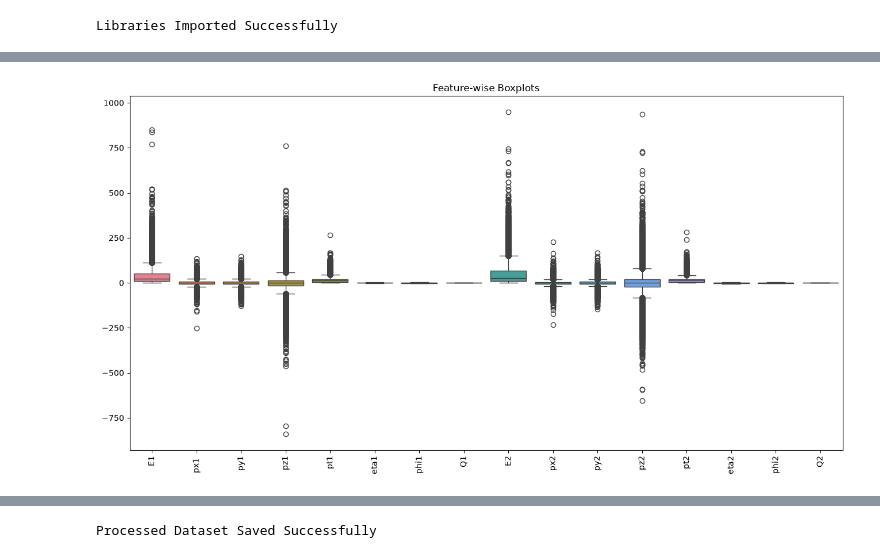
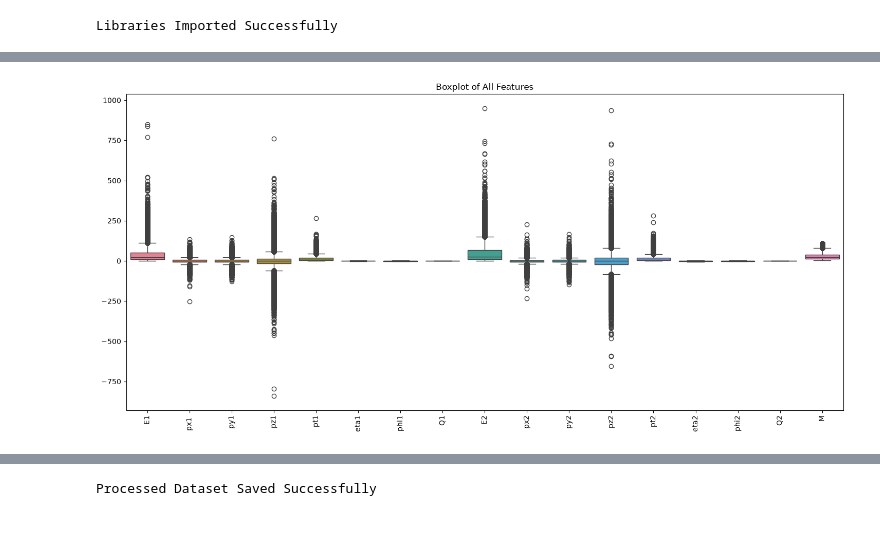
Before and after one commit to IvySingh-1/CERN-dielectron-ML-sensor-optimization, a Jupyter notebook: notebooks/02_Data_Preprocessing.ipynb, the cells around one changed output, grey strips where cells are left out. Saved outputs shown, nothing was run; the diff lists cells and outputs as text; code cells hidden in the pictures; blank space fills up the shorter version.

Commit message:
updated Data preprocessing

```diff
--- a/notebooks/02_Data_Preprocessing.ipynb
+++ b/notebooks/02_Data_Preprocessing.ipynb
@@ -119,5 +185,7 @@ Duplicate Rows : 23
 # %%
-df = df.drop_duplicates()
+# Remove Duplicate Records
 
-print("New Shape :", df.shape)
+df.drop_duplicates(inplace=True)
+
+print("Dataset Shape After Removing Duplicates :", df.shape)
 # %% [output]
@@ -125,9 +193,13 @@ New Shape : (99977, 19)
 # %%
-# =====================================
+# =====================================================
 # Remove Identifier Columns
-# =====================================
+# =====================================================
 
-df = df.drop(columns=["Run", "Event"])
+columns_to_remove = ["Run", "Event"]
 
-print(df.columns)
+df.drop(columns=columns_to_remove, inplace=True)
+
+print("Remaining Columns")
+
+print(df.columns.tolist())
 # %% [output]
@@ -147,12 +256,16 @@ Target Shape : (99977,)
 # %%
-plt.figure(figsize=(16,8))
+# =====================================================
+# Boxplots
+# =====================================================
 
-sns.boxplot(data=X)
+plt.figure(figsize=(18,8))
+
+sns.boxplot(data=df)
 
 plt.xticks(rotation=90)
 
-plt.title("Feature-wise Boxplots")
+plt.title("Boxplot of All Features")
 
 plt.show()
 # %% [output]
-[figure, old version]
+[figure, new version]
```
Also changed, not shown: parts of 24 cells of this notebook, 1 other file.
